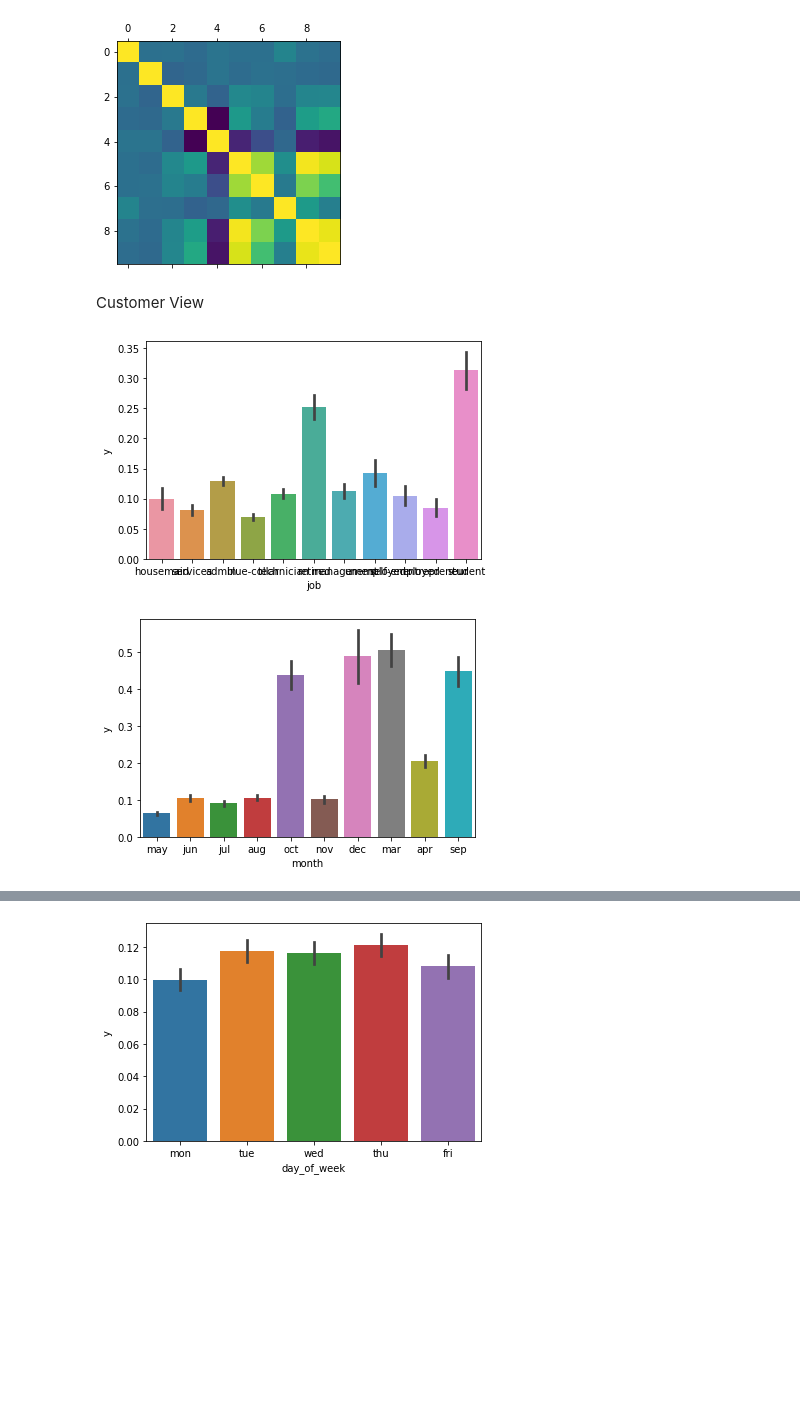
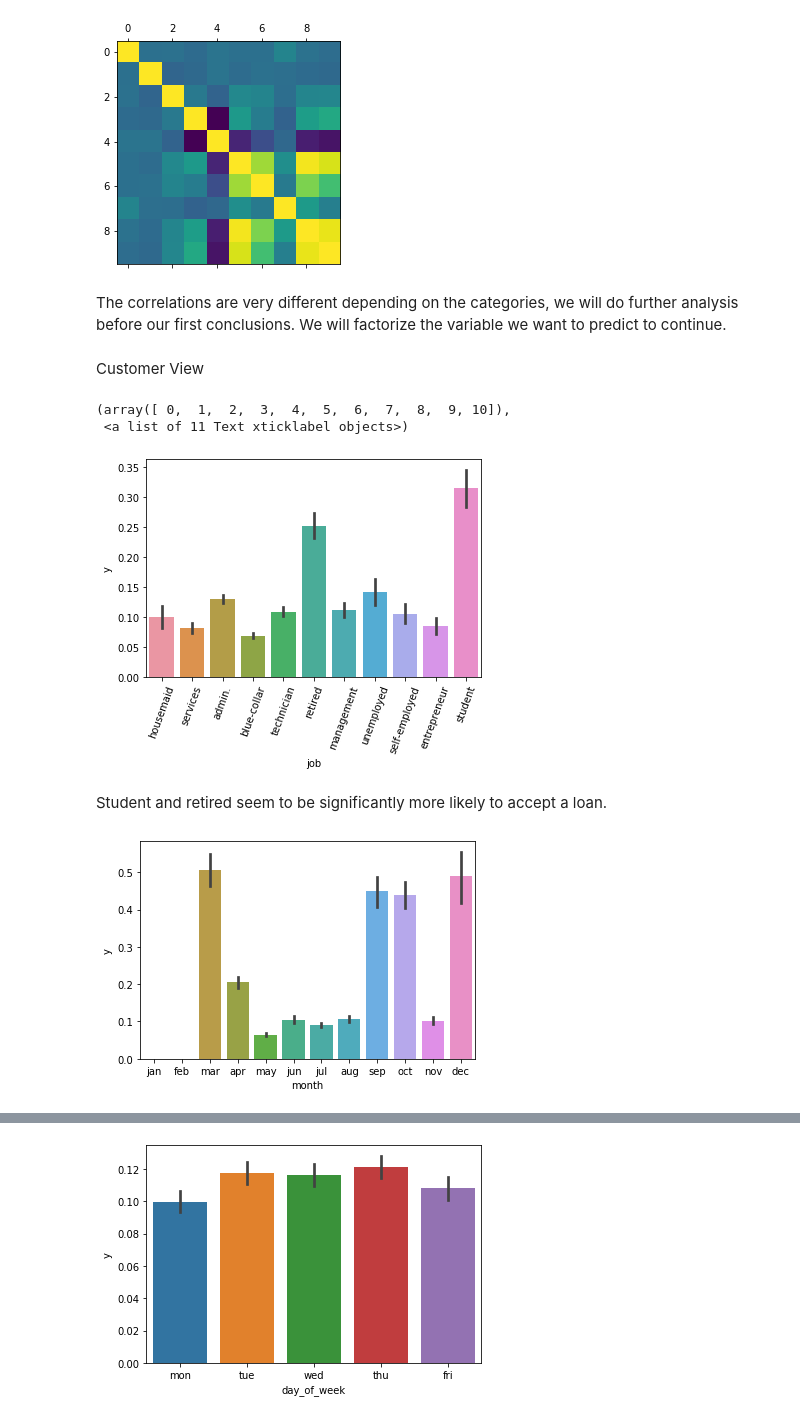
Before and after one commit to gouzmi/Bank-Telemarketing, a Jupyter notebook: Analyse.ipynb, the cells around one changed output, grey strips where cells are left out. Saved outputs shown, nothing was run; the diff lists cells and outputs as text; code cells hidden in the pictures; blank space fills up the shorter version.

Commit message:
Finish first pass

```diff
--- a/Analyse.ipynb
+++ b/Analyse.ipynb
@@ -58,4 +60,5 @@ We will now take a look at the categorical columns and see the values in it.
 # %%
+df['one']=1
 no_cats = [len(set(df[col])) for col in df.columns]
 pd.DataFrame({'Column': df.columns, 'Number of categories': no_cats})
 # %% [output]
@@ -186,5 +189,7 @@ plt.matshow(df_mod.corr())
 # %% [output]
 <matplotlib.image.AxesImage at 0x...>
 [figure]
+# %% [markdown]
+The correlations are very different depending on the categories, we will do further analysis before our first conclusions. We will factorize the variable we want to predict to continue.
 # %%
 df_mod['y'] = pd.factorize(df['y'])[0]
@@ -196,11 +198,16 @@ We see that what we want to predict
 # %% [markdown]
 Customer View
 # %%
-
 ax = sns.barplot(x="job", y="y", data=df_mod)
+plt.xticks(rotation=70)
 # %% [output]
+(array([ 0,  1,  2,  3,  4,  5,  6,  7,  8,  9, 10]),
+ <a list of 11 Text xticklabel objects>)
-[figure, old version]
+[figure, new version]
+# %% [markdown]
+Student and retired seem to be significantly more likely to accept a loan.
 # %%
-ax = sns.barplot(x="month", y="y", data=df_mod)
+ax = sns.barplot(x="month", y="y", data=df_mod, order=['jan', 'feb', 'mar', 'apr', 'may', 'jun',
+                                                      'jul', 'aug', 'sep', 'oct', 'nov', 'dec'])
 # %% [output]
-[figure, old version]
+[figure, new version]
```
Also changed, not shown: parts of 29 cells of this notebook.
